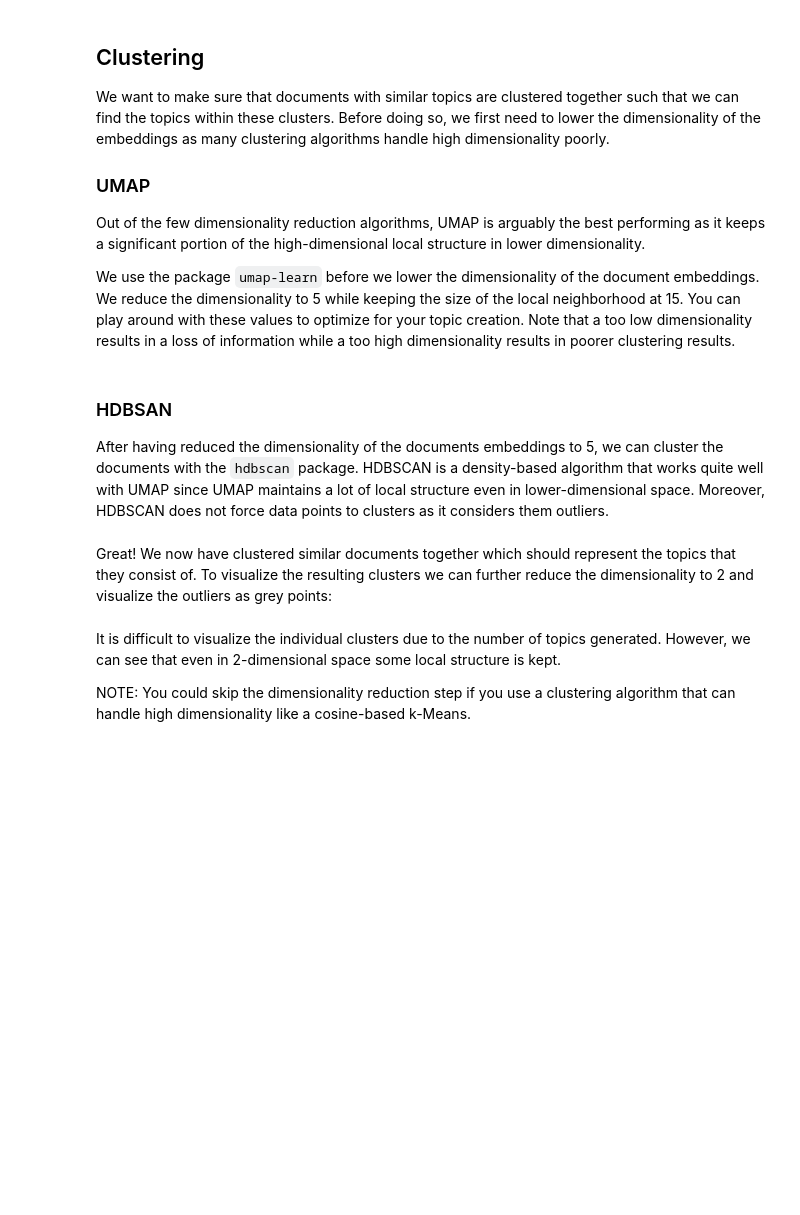
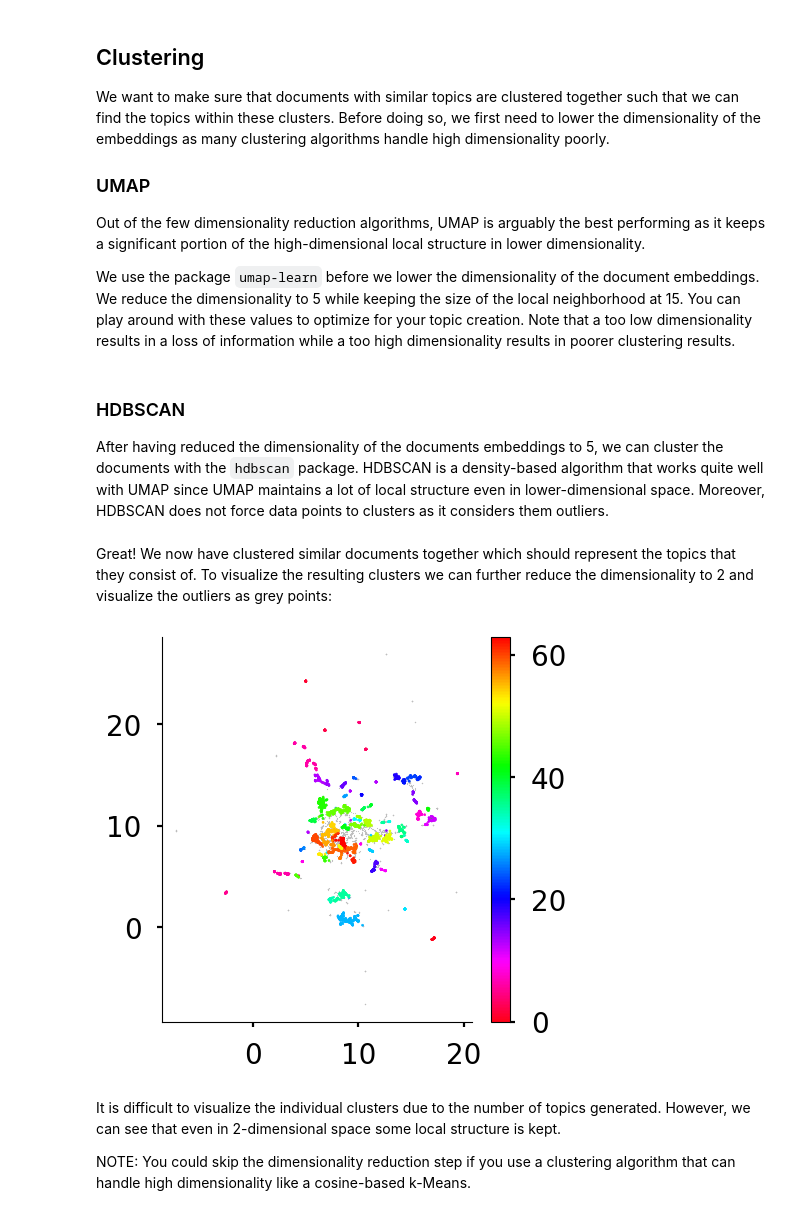
Before and after one commit to burdinskid13/healthy_brain_network, a Jupyter notebook: notebooks/topic_modeling_HBN.ipynb, the cells around one changed output. Saved outputs shown, nothing was run; the diff lists cells and outputs as text; code cells hidden in the pictures; blank space fills up the shorter version.

```diff
--- a/notebooks/topic_modeling_HBN.ipynb
+++ b/notebooks/topic_modeling_HBN.ipynb
@@ -20,7 +34,9 @@ fname = 'item-names-cleaned.csv'
 df = pd.read_csv(os.path.join(data_dir, fname))
 
 # get sentences to be input to topic modeling routine
-data = df['sentences']
+data = df['questions'].dropna().tolist()
+idx = df['questions'].isna()
+df_dict = df[~idx].reset_index(drop=True)
 # %% [markdown]
 ## Embeddings
 
@@ -47,16 +63,20 @@ We use the package `umap-learn` before we lower the dimensionality of the docume
 # get umap embeddings
 umap_embeddings = dimensionality_reduction(embeddings)
 # %% [markdown]
-### HDBSAN
+### HDBSCAN
 After having reduced the dimensionality of the documents embeddings to 5, we can cluster the documents with the `hdbscan` package. HDBSCAN is a density-based algorithm that works quite well with UMAP since UMAP maintains a lot of local structure even in lower-dimensional space. Moreover, HDBSCAN does not force data points to clusters as it considers them outliers.
 # %%
 # get clusters
-cluster = clustering(umap_embeddings)
+cluster = clustering(umap_embeddings, min_cluster_size=20)
 # %% [markdown]
 Great! We now have clustered similar documents together which should represent the topics that they consist of. To visualize the resulting clusters we can further reduce the dimensionality to 2 and visualize the outliers as grey points:
 # %%
+plotting_style()
+
 # visualize clusters
-visualize_clusters(embeddings, cluster)
+visualize_clusters(embeddings, cluster, n_neighbors=15)
+# %% [output]
+[figure, added]
 # %% [markdown]
 It is difficult to visualize the individual clusters due to the number of topics generated. However, we can see that even in 2-dimensional space some local structure is kept.
 
```
Also changed, not shown: parts of 31 cells of this notebook, 3 other files.
